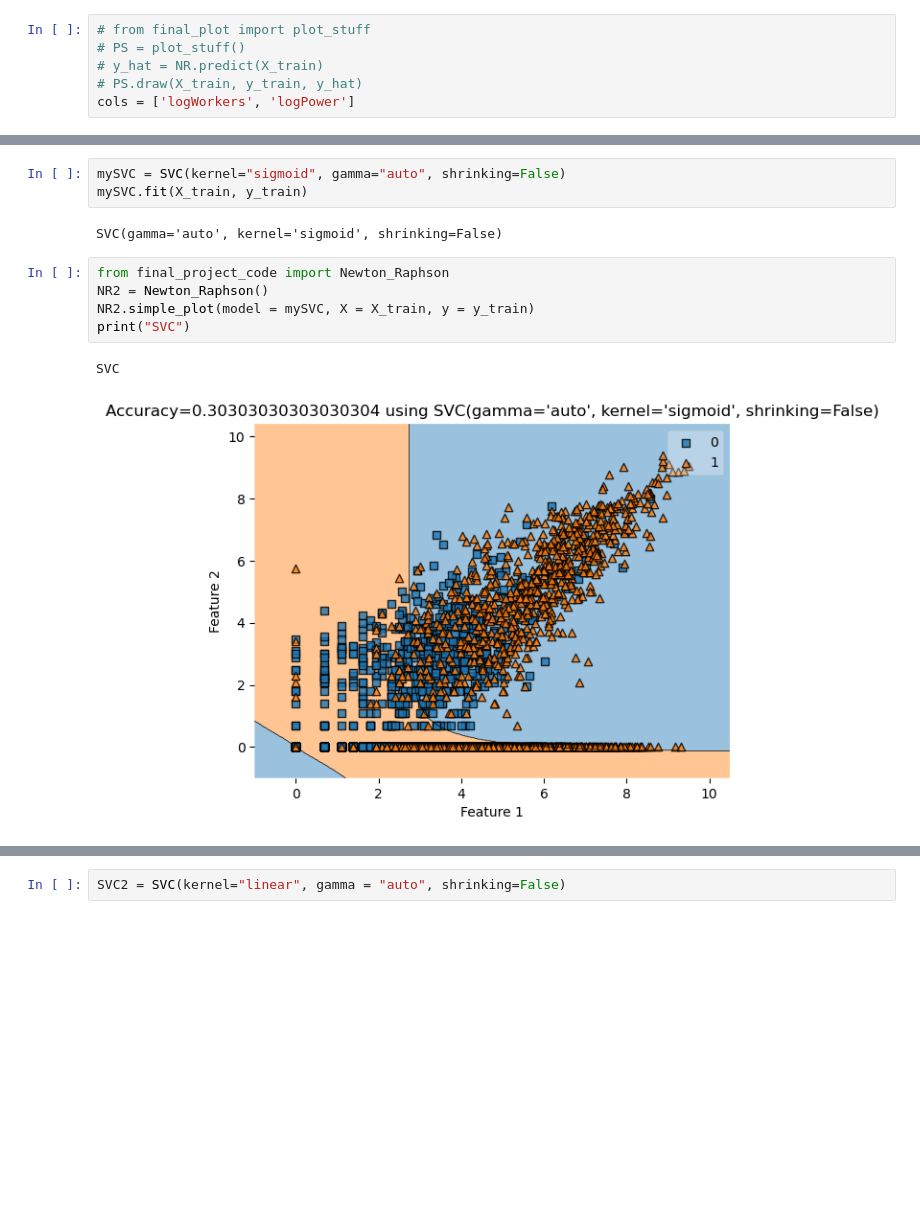
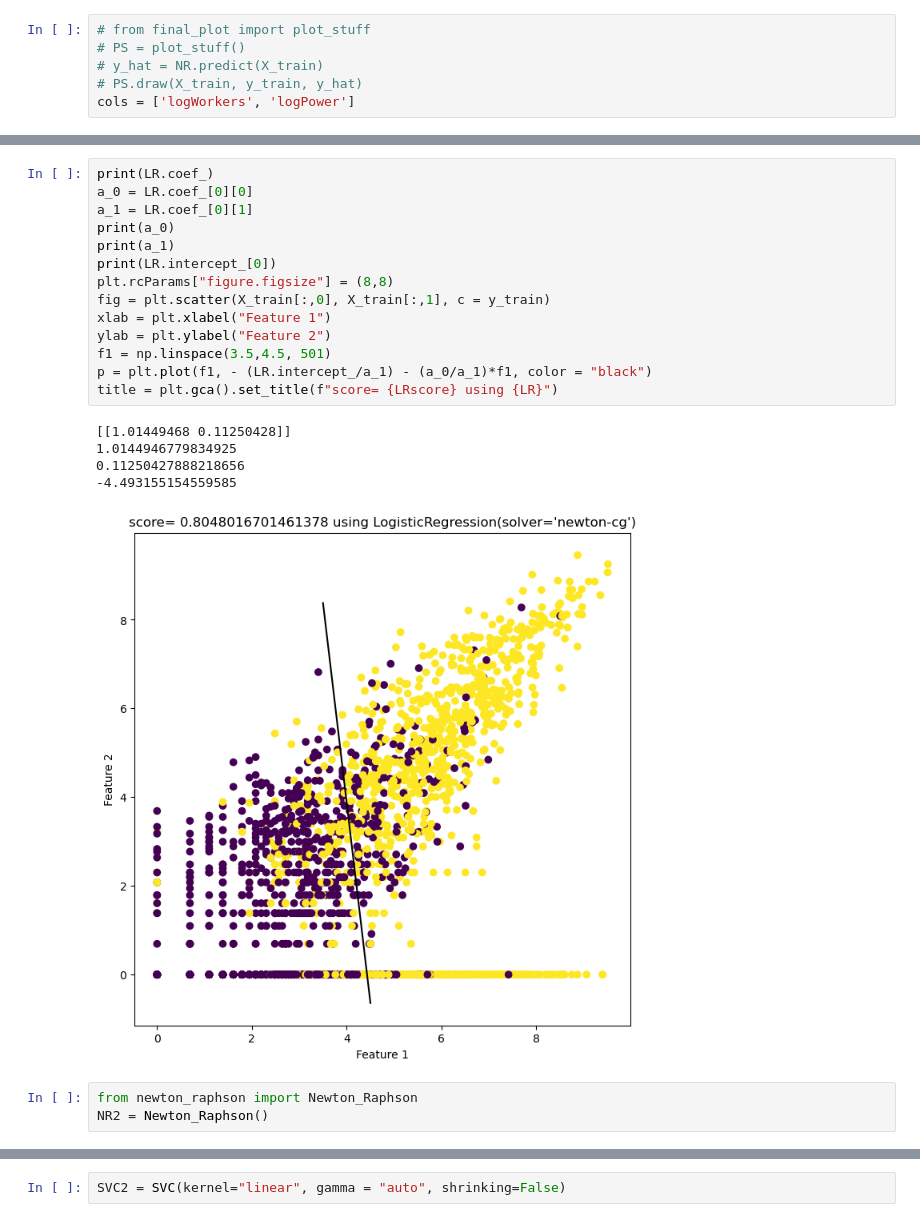
Before and after one commit to Xianzhiwang1/Leet-Code-Project, a Jupyter notebook: posts/final-blog-post/test.ipynb, the cells around one changed output, grey strips where cells are left out. Drawn from its saved outputs; the diff is of its cells as text; blank space fills up the shorter version.

```diff
--- a/posts/final-blog-post/test.ipynb
+++ b/posts/final-blog-post/test.ipynb
@@ -159,16 +141,26 @@ ValueError: Filler values must be provided when X has more than 2 training featu
-# %%
-mySVC = SVC(kernel="sigmoid", gamma="auto", shrinking=False)
-mySVC.fit(X_train, y_train)
-# %% [output]
-SVC(gamma='auto', kernel='sigmoid', shrinking=False)
+# %%
+print(LR.coef_)
+a_0 = LR.coef_[0][0]
+a_1 = LR.coef_[0][1]
+print(a_0)
+print(a_1)
+print(LR.intercept_[0])
+plt.rcParams["figure.figsize"] = (8,8)
+fig = plt.scatter(X_train[:,0], X_train[:,1], c = y_train)
+xlab = plt.xlabel("Feature 1")
+ylab = plt.ylabel("Feature 2")
+f1 = np.linspace(3.5,4.5, 501)
+p = plt.plot(f1, - (LR.intercept_/a_1) - (a_0/a_1)*f1, color = "black")
+title = plt.gca().set_title(f"score= {LRscore} using {LR}")
+# %% [output]
+[[1.01449468 0.11250428]]
+1.0144946779834925
+0.11250427888218656
+-4.493155154559585
+[figure, added]
 # %%
-from final_project_code import Newton_Raphson
+from newton_raphson import Newton_Raphson
 NR2 = Newton_Raphson()
-NR2.simple_plot(model = mySVC, X = X_train, y = y_train)
-print("SVC")
-# %% [output]
-SVC
-[figure, removed]
 # %%
 DTree = DecisionTreeClassifier(random_state=0)
 DTree.fit(X_train, y_train)
```
Also changed, not shown: parts of 15 cells of this notebook, 2 other files.
